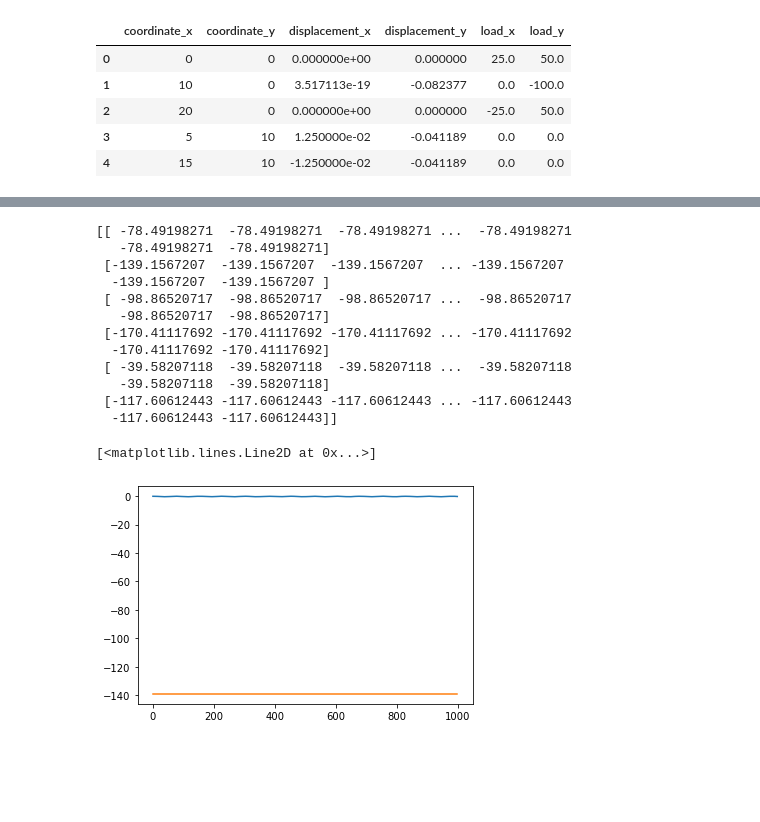
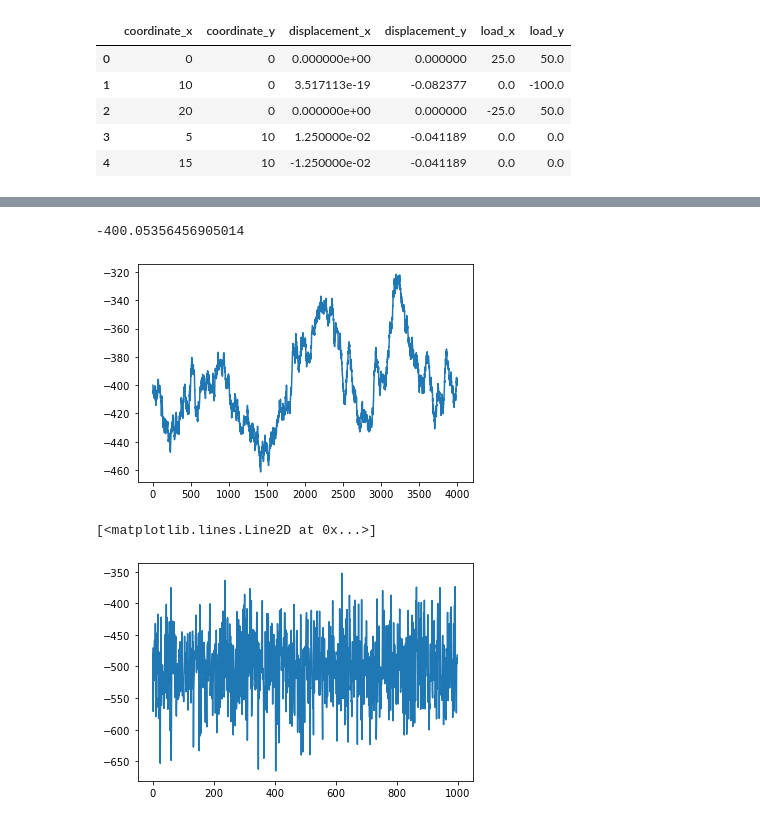
Before and after one commit to ks976/IIB_project, a Jupyter notebook: main.ipynb, the cells around one changed output, grey strips where cells are left out. Cells and saved outputs as stored; diff of their text form; code cells hidden in the pictures; blank space fills up the shorter version.

```diff
--- a/main.ipynb
+++ b/main.ipynb
@@ -309,0 +379,10 @@ plt.show()
+# %%
+T = 1000
+f = constant_force(-500, T)
+a = np.zeros((len(UA),1))
+a[:,0] = np.transpose(UA)
+a_dot = np.zeros((len(UA),1))
+a_ddot = np.dot(np.linalg.inv(MAA), np.dot(KAA, a))
+a, a_dot, a_ddot = Newmark_Beta(MAA, KAA, f, a, a_dot, a_ddot, deltaT, T)
+data = generate_pseudo_data(a, T, 0.1)
+plt.plot(data[1,:])
@@ -309,0 +392,5 @@ plt.show()
+# %%
+param = [-400]
+x = np.zeros((3*len(UA),1))
+x[0:6,0] = np.transpose(UA)
+A_aug, B_aug, H_aug = aug_lin_model(A, B, H, x, param)
@@ -310,30 +401,22 @@ plt.show()
+# %%
+plt.plot(aug_state[18,:])
+# plt.plot(data[1,:])
+print(aug_state[-1,-1])
+# %% [output]
+-400.05356456905014
+[figure, added]
 # %%
 def random_force(param, T):
-  return np.tile(np.array(np.random.normal(param,40, (6,1))), (1,T))
+  return np.random.normal(param, 50, (6,T))
 # %%
-f = random_force(-100, T)
-# f = np.random.normal(-100,10, (len(PA),T))
-print(f)
+f = random_force(-500, T)
 a = np.zeros((len(UA),1))
 a[:,0] = np.transpose(UA)
 a_dot = np.zeros((len(UA),1))
-a_ddot = np.dot(np.linalg.inv(MAA), -np.dot(CAA, a_dot)-np.dot(KAA, a))
+a_ddot = np.dot(np.linalg.inv(MAA), np.dot(KAA, a))
 a, a_dot, a_ddot = Newmark_Beta(MAA, KAA, f, a, a_dot, a_ddot, deltaT, T)
-plt.plot(a[1,:])
 plt.plot(f[1,:])
 # %% [output]
-[[ -78.49198271  -78.49198271  -78.49198271 ...  -78.49198271
-   -78.49198271  -78.49198271]
- [-139.1567207  -139.1567207  -139.1567207  ... -139.1567207
-  -139.1567207  -139.1567207 ]
- [ -98.86520717  -98.86520717  -98.86520717 ...  -98.86520717
-   -98.86520717  -98.86520717]
- [-170.41117692 -170.41117692 -170.41117692 ... -170.41117692
-  -170.41117692 -170.41117692]
- [ -39.58207118  -39.58207118  -39.58207118 ...  -39.58207118
-   -39.58207118  -39.58207118]
- [-117.60612443 -117.60612443 -117.60612443 ... -117.60612443
-  -117.60612443 -117.60612443]]
+[<matplotlib.lines.Line2D at 0x...>]
-[<matplotlib.lines.Line2D at 0x...>]
-[figure, old version]
+[figure, new version]
 # %%
```
Also changed, not shown: parts of 65 cells of this notebook, 2 other files.
